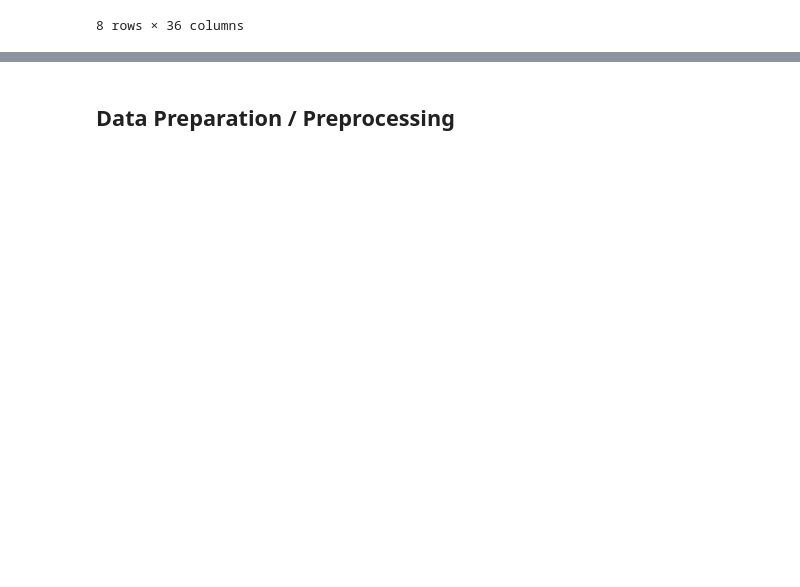
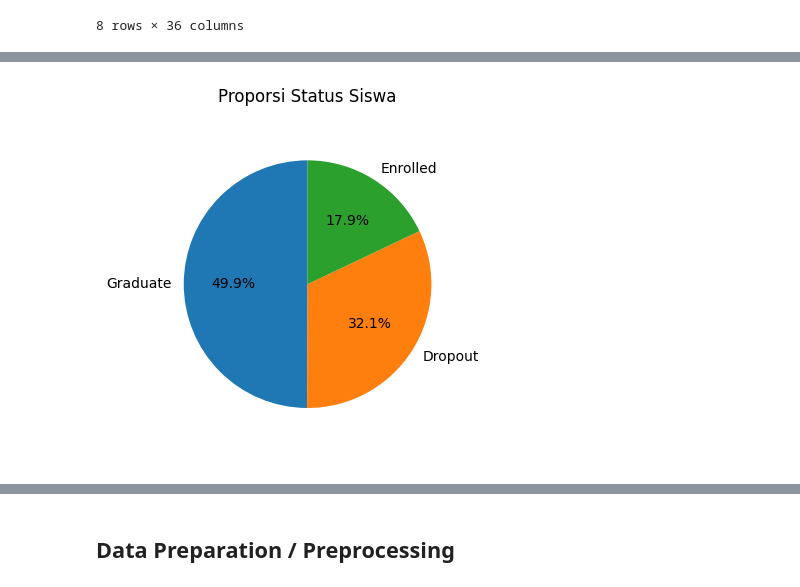
Before and after one commit to HandiSutriyan/Student-Dropout-Dashboard, a Jupyter notebook: notebook.ipynb, the cells around one changed output, grey strips where cells are left out. Saved outputs shown, nothing was run; the diff lists cells and outputs as text; code cells hidden in the pictures; blank space fills up the shorter version.

```diff
--- a/notebook.ipynb
+++ b/notebook.ipynb
@@ -80,3 +96,6 @@ raw_df.describe()
 | 75% | 1.000000 | 39.000000 | 2.000000 | 9556.000000 | 1.000000 | ... |
 | max | 6.000000 | 57.000000 | 9.000000 | 9991.000000 | 1.000000 | ... |
 8 rows × 36 columns
+# %%
+n_status = raw_df['Status'].value_counts()
+n_status
@@ -82,0 +114,13 @@ raw_df.describe()
+# %%
+labels =n_status.index
+sizes = n_status.values
+
+# Pie chart
+plt.figure(figsize=(4, 4))
+plt.pie(sizes, labels=labels, autopct='%.1f%%', startangle=90)
+plt.title('Proporsi Status Siswa')
+plt.axis('equal')  # Membuat pie chart menjadi lingkaran sempurna
+plt.tight_layout()
+plt.show()
+# %% [output]
+[figure, added]
```
Also changed, not shown: parts of 44 cells of this notebook, 6 other files.
